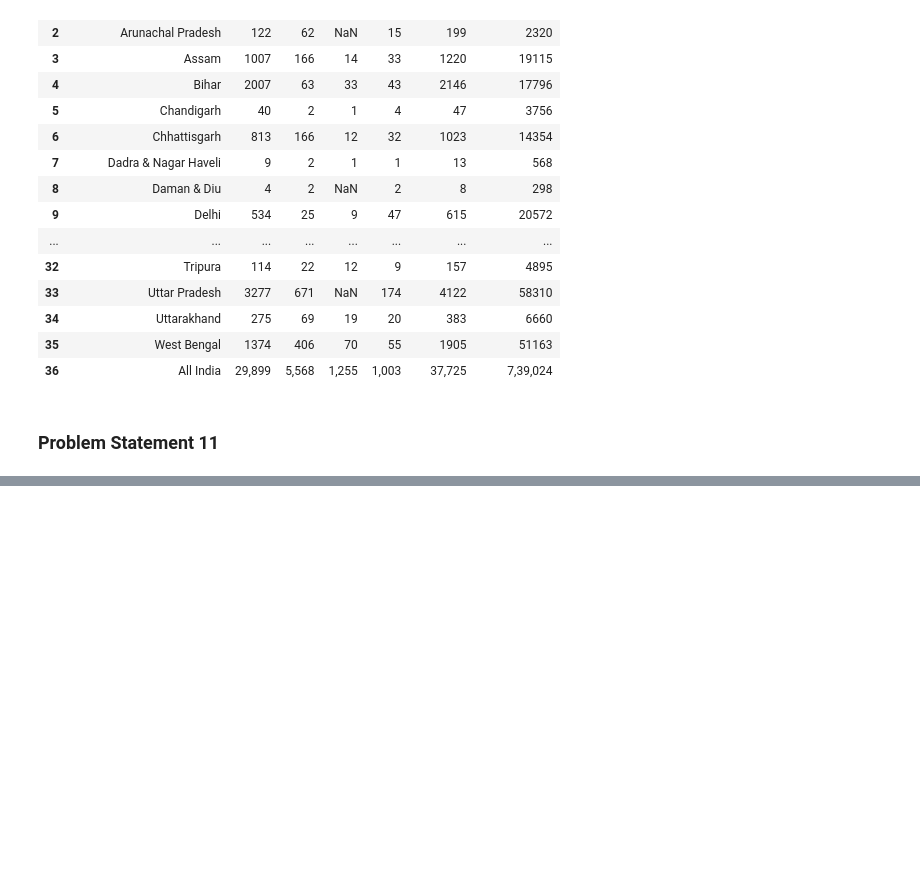
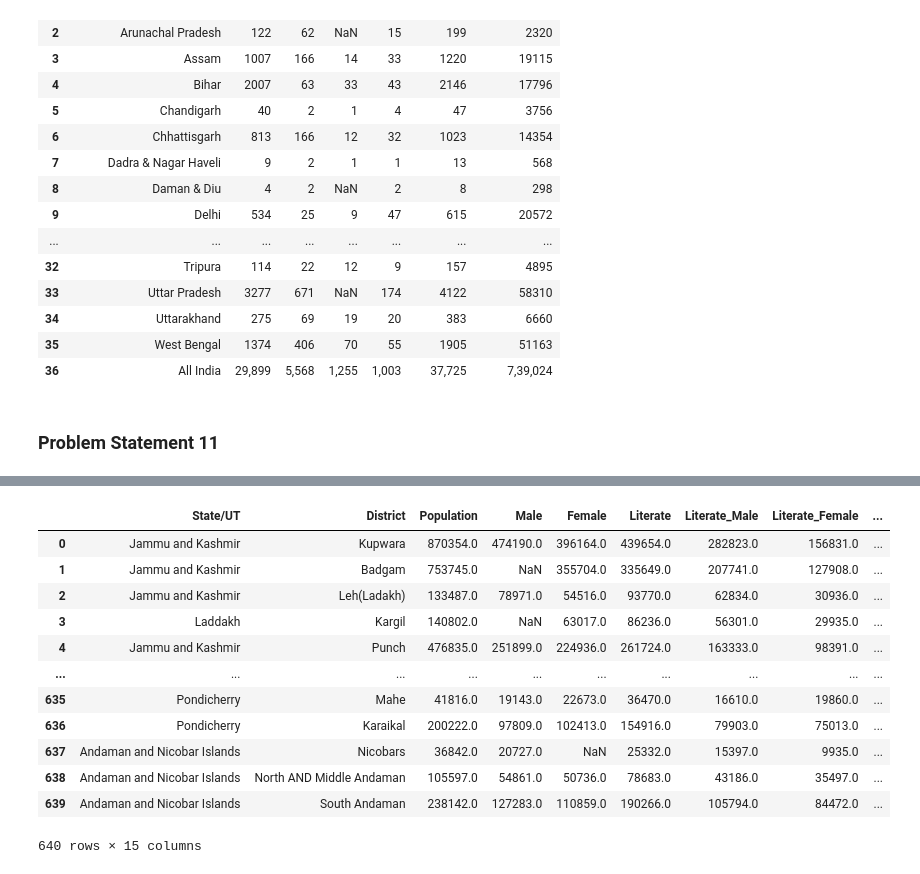
Before and after one commit to Jacko760/Futerense-Internship, a Jupyter notebook: insaaf.ipynb, the cells around one changed output, grey strips where cells are left out. Drawn from its saved outputs; the diff is of its cells as text; code cells hidden in the pictures; blank space fills up the shorter version.

```diff
--- a/insaaf.ipynb
+++ b/insaaf.ipynb
@@ -586,0 +612,16 @@ df5
+# %%
+final_df
+# %% [output]
+|  | State/UT | District | Population | Male | Female | Literate | Literate_Male | Literate_Female | ... |
+| 0 | Jammu and Kashmir | Kupwara | 870354.0 | 474190.0 | 396164.0 | 439654.0 | 282823.0 | 156831.0 | ... |
+| 1 | Jammu and Kashmir | Badgam | 753745.0 | NaN | 355704.0 | 335649.0 | 207741.0 | 127908.0 | ... |
+| 2 | Jammu and Kashmir | Leh(Ladakh) | 133487.0 | 78971.0 | 54516.0 | 93770.0 | 62834.0 | 30936.0 | ... |
+| 3 | Laddakh | Kargil | 140802.0 | NaN | 63017.0 | 86236.0 | 56301.0 | 29935.0 | ... |
+| 4 | Jammu and Kashmir | Punch | 476835.0 | 251899.0 | 224936.0 | 261724.0 | 163333.0 | 98391.0 | ... |
+| ... | ... | ... | ... | ... | ... | ... | ... | ... | ... |
+| 635 | Pondicherry | Mahe | 41816.0 | 19143.0 | 22673.0 | 36470.0 | 16610.0 | 19860.0 | ... |
+| 636 | Pondicherry | Karaikal | 200222.0 | 97809.0 | 102413.0 | 154916.0 | 79903.0 | 75013.0 | ... |
+| 637 | Andaman and Nicobar Islands | Nicobars | 36842.0 | 20727.0 | NaN | 25332.0 | 15397.0 | 9935.0 | ... |
+| 638 | Andaman and Nicobar Islands | North AND Middle Andaman | 105597.0 | 54861.0 | 50736.0 | 78683.0 | 43186.0 | 35497.0 | ... |
+| 639 | Andaman and Nicobar Islands | South Andaman | 238142.0 | 127283.0 | 110859.0 | 190266.0 | 105794.0 | 84472.0 | ... |
+640 rows × 15 columns
```
Also changed, not shown: parts of 3 cells of this notebook.
